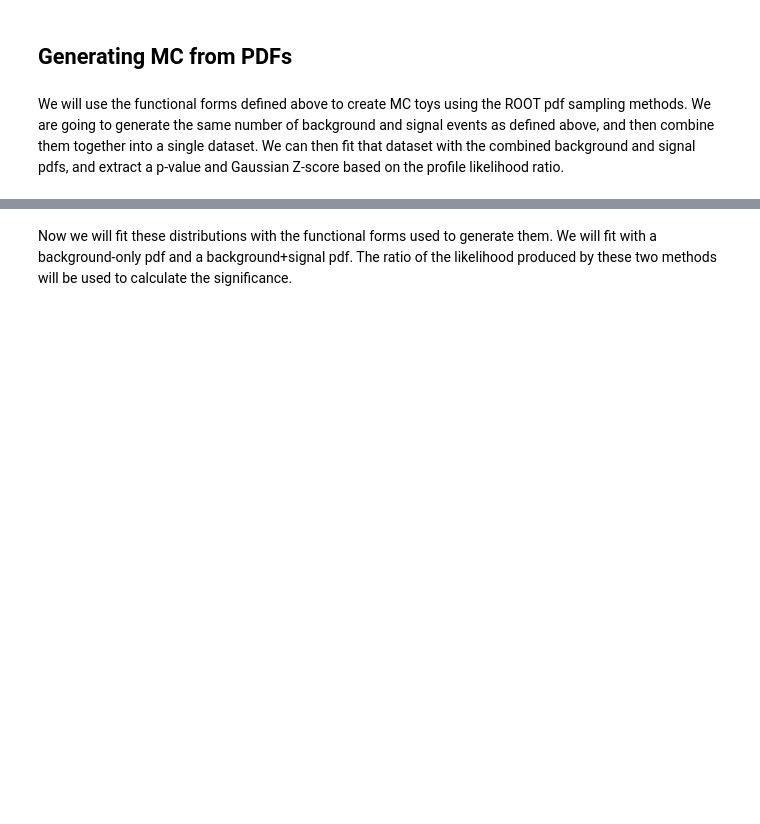
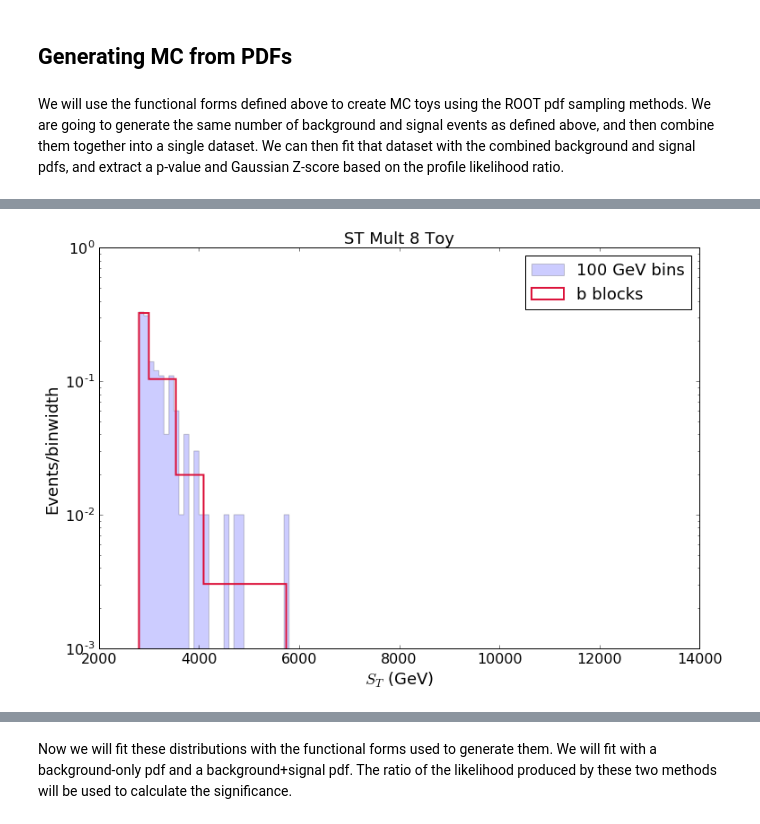
Before and after one commit to pollackscience/BayesianBlocks, a Jupyter notebook: bb/hep/bh_writeup.ipynb, the cells around one changed output, grey strips where cells are left out. Cells and saved outputs as stored; diff of their text form; code cells hidden in the pictures; blank space fills up the shorter version.

```diff
--- a/bb/hep/bh_writeup.ipynb
+++ b/bb/hep/bh_writeup.ipynb
@@ -146,0 +165,13 @@ ax.set_ylim(ymin=0.00001)
+# %%
+import warnings
+warnings.filterwarnings("ignore")
+
+bb_bc, bb_be = make_bb_plot_v2(mc_bg, 0.02, bb_dir+'/plots/', hrange=xlimits, scale='binwidth',
+                title='ST Mult 8 Toy',
+               xlabel=r'$S_T$ (GeV)', ylabel='Events/binwidth', save_name='bh_bg_hist', logy=True)
+bb_be=np.append(bb_be, [13000])
+bb_be[0] = 2800
+#ax.set_yscale("log", nonposy='clip')
+#ax.set_ylim(ymin=0.00001)
+# %% [output]
+[figure, added]
```
Also changed, not shown: parts of 34 cells of this notebook, 1 other file.
